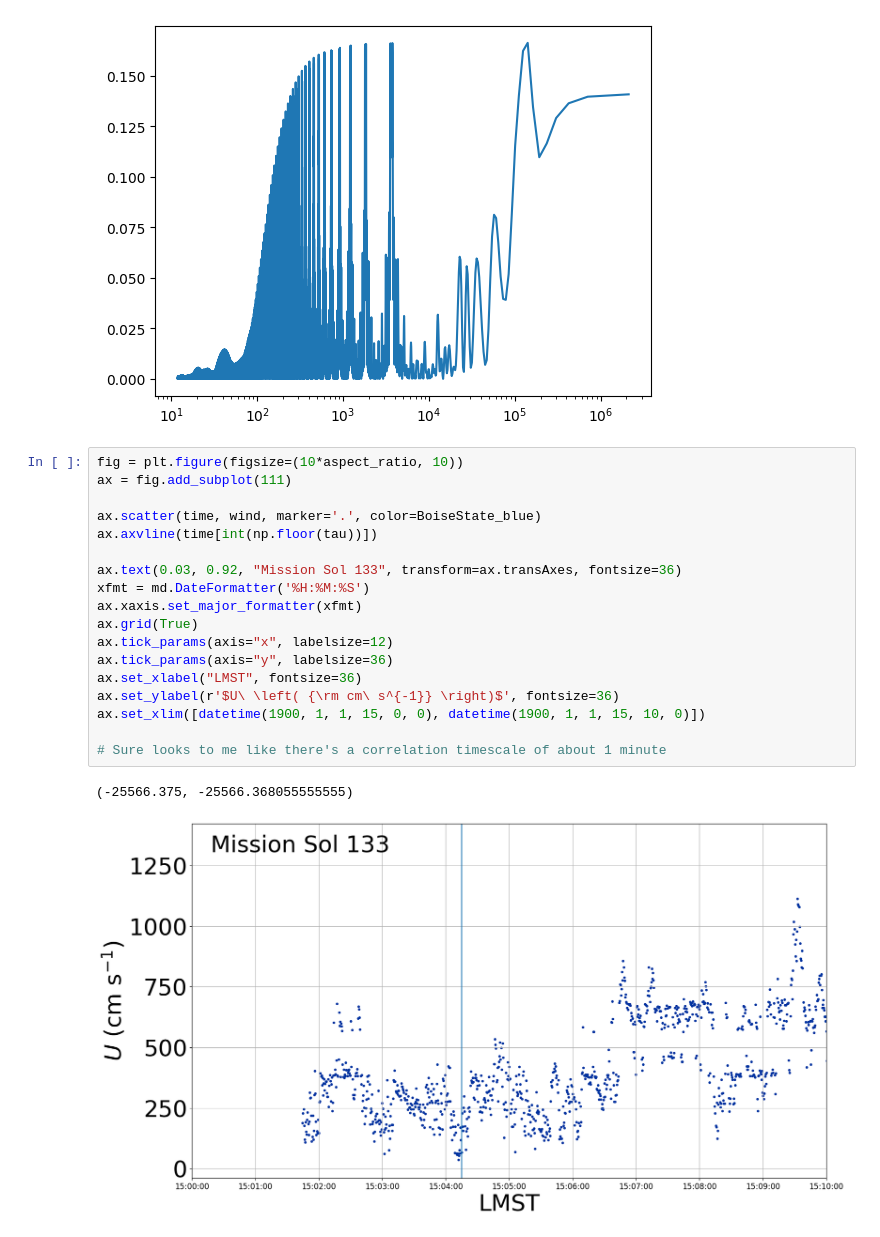
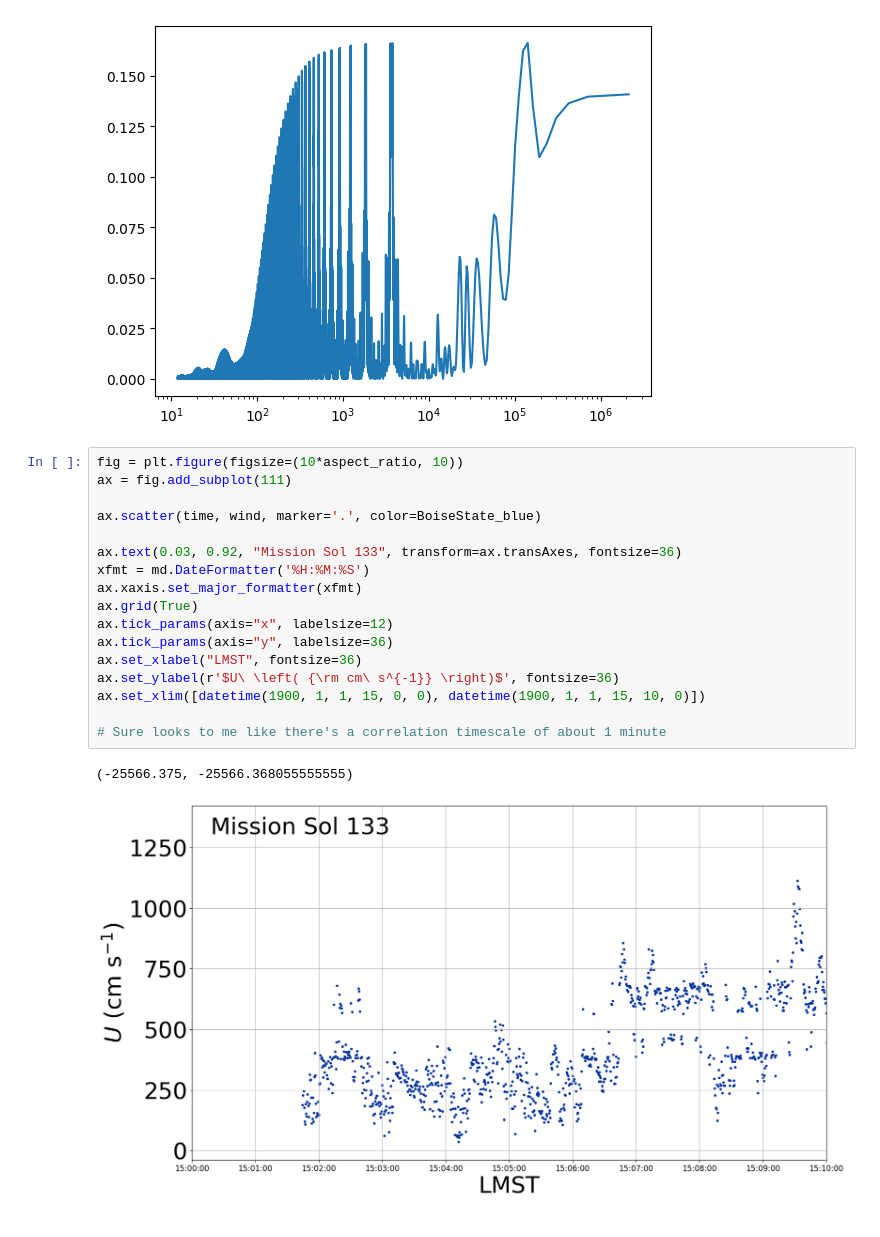
Before and after one commit to BoiseStatePlanetary/Measuring_Wind_with_Ingenuity, a Jupyter notebook: code/Correlation Time of Late Afternoon Winds.ipynb, the cells around one changed output. Cells and saved outputs as stored; diff of their text form.

```diff
--- a/code/Correlation Time of Late Afternoon Winds.ipynb
+++ b/code/Correlation Time of Late Afternoon Winds.ipynb
@@ -82,22 +78,21 @@ print(1./frequency[srt_ind][0:5])
 # %%
 fig = plt.figure(figsize=(10*aspect_ratio, 10))
 ax = fig.add_subplot(111)
 
 ax.scatter(time, wind, marker='.', color=BoiseState_blue)
-ax.axvline(time[int(np.floor(tau))])
 
 ax.text(0.03, 0.92, "Mission Sol 133", transform=ax.transAxes, fontsize=36)
 xfmt = md.DateFormatter('%H:%M:%S')
 ax.xaxis.set_major_formatter(xfmt)
 ax.grid(True)
 ax.tick_params(axis="x", labelsize=12)
 ax.tick_params(axis="y", labelsize=36)
 ax.set_xlabel("LMST", fontsize=36)
 ax.set_ylabel(r'$U\ \left( {\rm cm\ s^{-1}} \right)$', fontsize=36)
 ax.set_xlim([datetime(1900, 1, 1, 15, 0, 0), datetime(1900, 1, 1, 15, 10, 0)])
 
 # Sure looks to me like there's a correlation timescale of about 1 minute
 # %% [output]
 (-25566.375, -25566.368055555555)
-[figure, old version]
+[figure, new version]
 # %%
```
Also changed, not shown: parts of 4 cells of this notebook.
